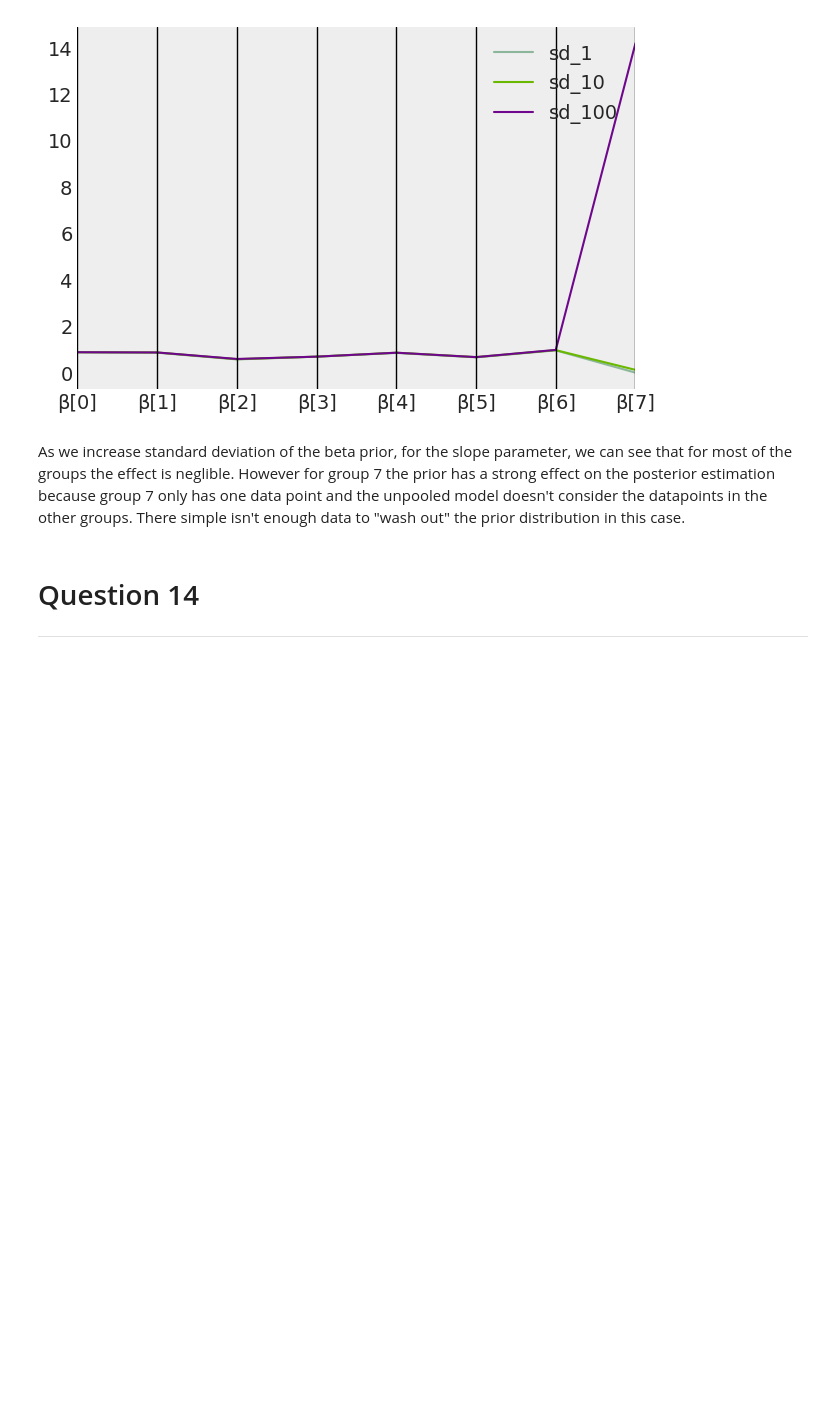
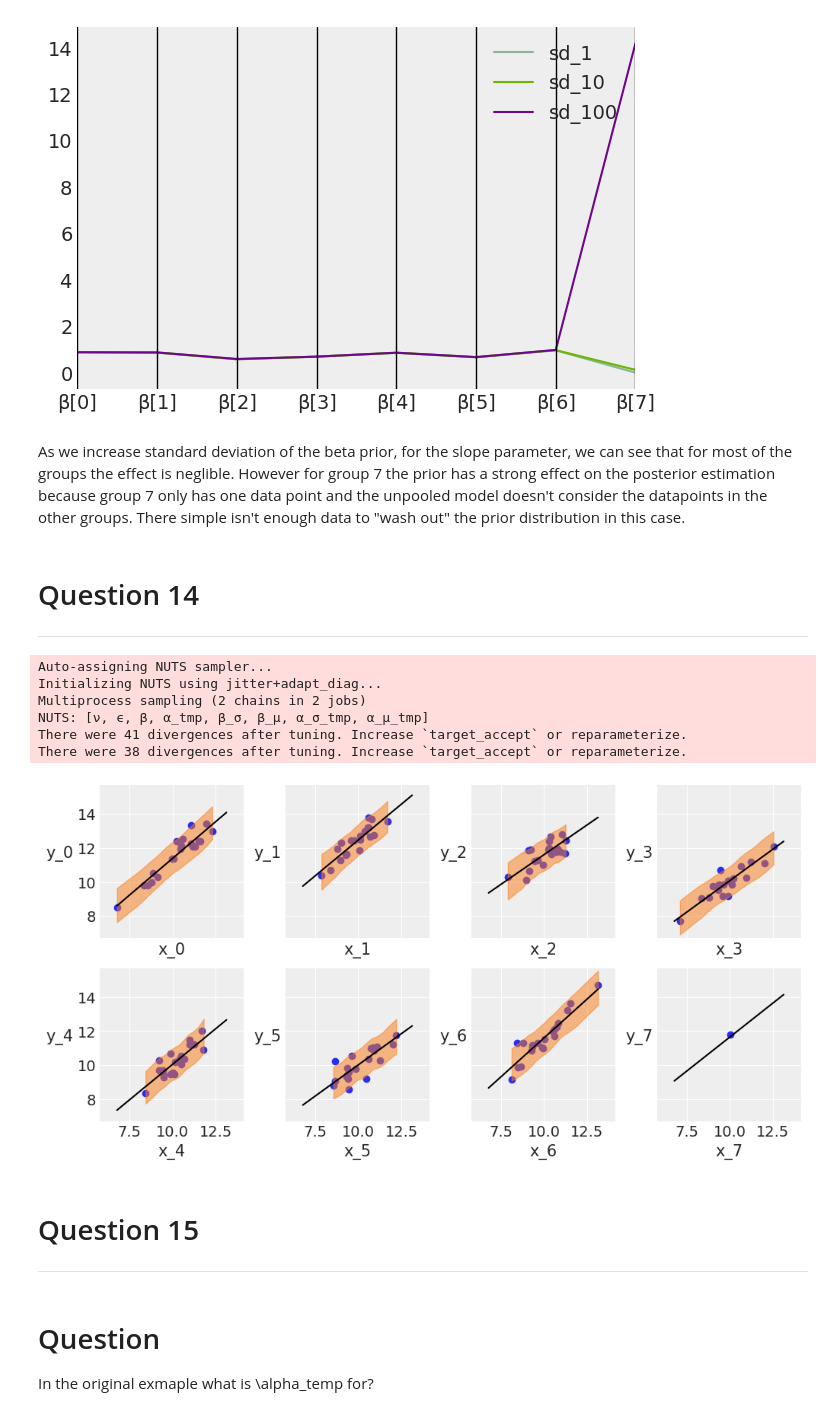
Before and after one commit to aloctavodia/BAP, a Jupyter notebook: exercises/Chapter3-Part3.ipynb, the cells around one changed output. Cells and saved outputs as stored; diff of their text form; code cells hidden in the pictures; blank space fills up the shorter version.

Commit message:
Add Chapter 3 Questions 14 and 15

```diff
--- a/exercises/Chapter3-Part3.ipynb
+++ b/exercises/Chapter3-Part3.ipynb
@@ -207,3 +207,75 @@ As we increase standard deviation of the beta prior, for the slope parameter, we
 # %% [markdown]
 # Question 14
 ***
+# %%
+N = 20
+M = 8
+idx = np.repeat(range(M-1), N)
+idx = np.append(idx, 7)
+np.random.seed(314)
+
+alpha_real = np.random.normal(2.5, 0.5, size=M)
+beta_real = np.random.beta(6, 1, size=M)
+eps_real = np.random.normal(0, 0.5, size=len(idx))
+
+y_m = np.zeros(len(idx))
+x_m = np.random.normal(10, 1, len(idx))
+y_m = alpha_real[idx] + beta_real[idx] * x_m + eps_real
+
+with pm.Model() as hierarchical_model:
+    # hyper-priors
+    α_μ_tmp = pm.Normal('α_μ_tmp', mu=0, sd=10)
+    α_σ_tmp = pm.HalfNormal('α_σ_tmp', 10)
+    β_μ = pm.Normal('β_μ', mu=0, sd=10)
+    β_σ = pm.HalfNormal('β_σ', sd=10)
+
+    # priors
+    α_tmp = pm.Normal('α_tmp', mu=α_μ_tmp, sd=α_σ_tmp, shape=M)
+    β = pm.Normal('β', mu=β_μ, sd=β_σ, shape=M)
+    ϵ = pm.HalfCauchy('ϵ', 5)
+    ν = pm.Exponential('ν', 1/30)
+
+    y_pred = pm.StudentT('y_pred', mu=α_tmp[idx] + β[idx] * x_centered,
+                         sd=ϵ, nu=ν, observed=y_m)
+
+    α = pm.Deterministic('α', α_tmp - β * x_m.mean())
+    α_μ = pm.Deterministic('α_μ', α_μ_tmp - β_μ * x_m.mean())
+    α_σ = pm.Deterministic('α_sd', α_σ_tmp - β_μ * x_m.mean())
+
+    trace_hm = pm.sample(1000)
+    ppc_lines = pm.sample_posterior_predictive(trace_hm, samples=500)
+# %% [output]
+Auto-assigning NUTS sampler...
+Initializing NUTS using jitter+adapt_diag...
+Multiprocess sampling (2 chains in 2 jobs)
+NUTS: [ν, ϵ, β, α_tmp, β_σ, β_μ, α_σ_tmp, α_μ_tmp]
+There were 41 divergences after tuning. Increase `target_accept` or reparameterize.
+There were 38 divergences after tuning. Increase `target_accept` or reparameterize.
+# %%
+_, ax = plt.subplots(2, 4, figsize=(10, 5), sharex=True, sharey=True,
+                     constrained_layout=True)
+ax = np.ravel(ax)
+j, k = 0, N
+x_range = np.linspace(x_m.min(), x_m.max(), 10)
+for i in range(M):
+    ax[i].scatter(x_m[j:k], y_m[j:k])
+    ax[i].set_xlabel(f'x_{i}')
+    ax[i].set_ylabel(f'y_{i}', labelpad=17, rotation=0)
+
+    #We add this one line to plot uncertainty. At least two data points must be present in group
+    if sum(idx==i) > 1:
+        az.plot_hpd(x_m[idx==i], ppc_lines["y_pred"][:, idx==i], ax=ax[i])
+
+    alpha_m = trace_hm['α'][:, i].mean()
+    beta_m = trace_hm['β'][:, i].mean()
+    ax[i].plot(x_range, alpha_m + beta_m * x_range, c='k',
+               label=f'y = {alpha_m:.2f} + {beta_m:.2f} * x')
+    plt.xlim(x_m.min()-1, x_m.max()+1)
+    plt.ylim(y_m.min()-1, y_m.max()+1)
+    j += N
+    k += N
+# %% [output]
+[figure, added]
+# %% [markdown]
+# Question 15
+***
@@ -209,0 +293,3 @@ As we increase standard deviation of the beta prior, for the slope parameter, we
+# %% [markdown]
+# Question
+In the original exmaple what is \alpha_temp for?
```
Also changed, not shown: parts of 4 cells of this notebook.
